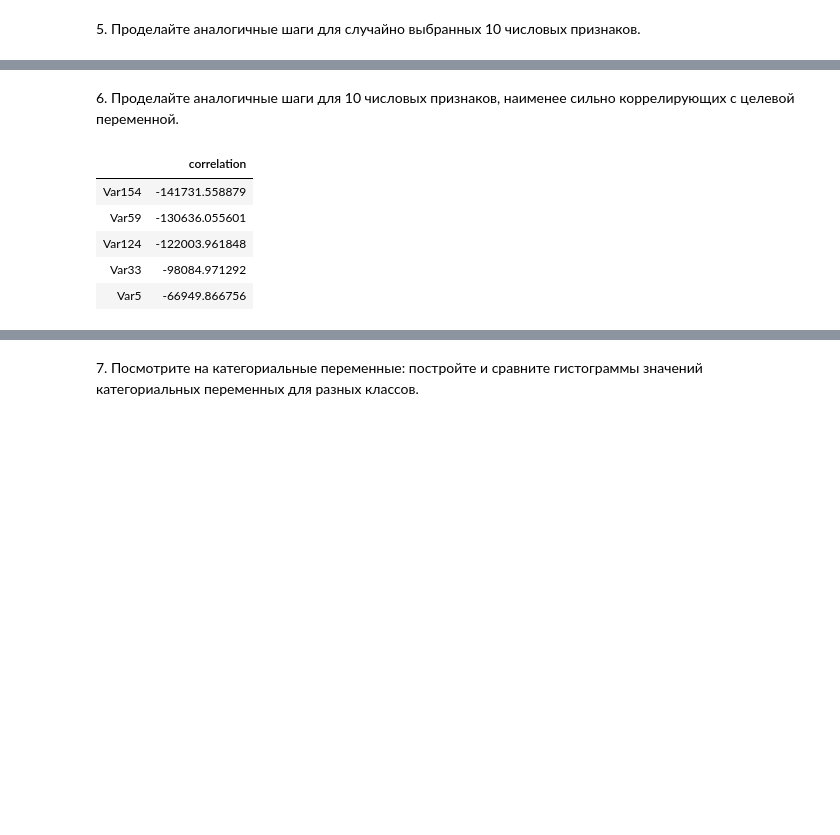
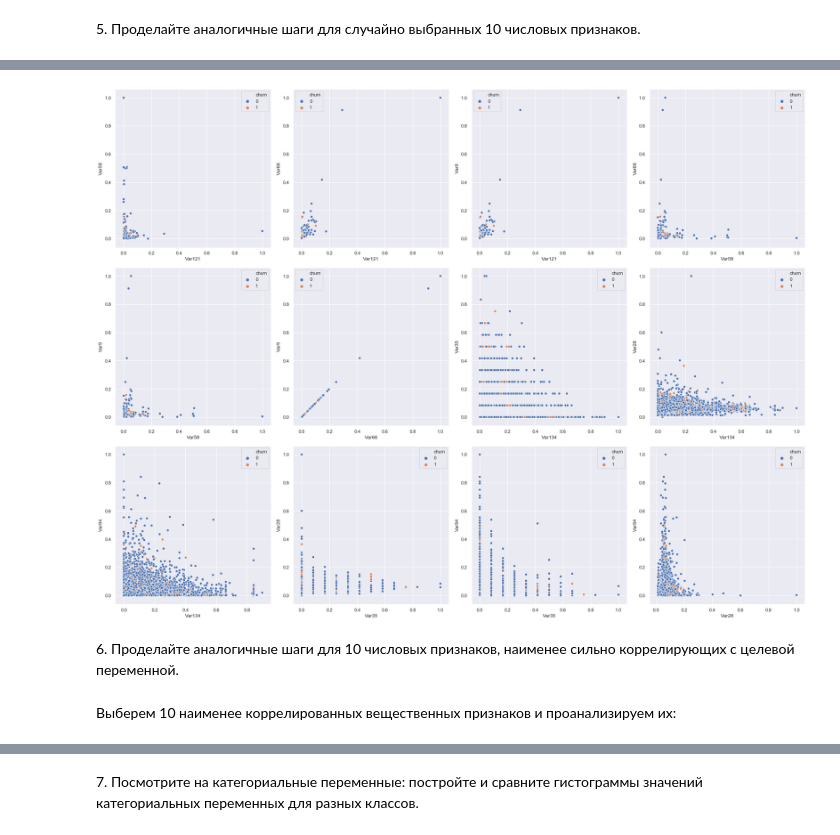
Before and after one commit to metelkinp/coursera-ml-churn-prediction, a Jupyter notebook: week_1.ipynb, the cells around one changed output, grey strips where cells are left out. Drawn from its saved outputs; the diff is of its cells as text; code cells hidden in the pictures; blank space fills up the shorter version.

```diff
--- a/week_1.ipynb
+++ b/week_1.ipynb
@@ -212,11 +246,9 @@ sns.scatterplot(x='Var113', y='Var153', data=tmp, hue='churn')
+# %%
+# Вывод попарных сравнений признаков
+plot_pairs(norm_sample_10, 4)
+# %% [output]
+[figure, added]
 # %% [markdown]
 6\. Проделайте аналогичные шаги для 10 числовых признаков, наименее сильно коррелирующих с целевой переменной.
-# %%
-num_corrs.sort_values(by='correlation', ascending=True).head()
-# %% [output]
-|  | correlation |
-| Var154 | -141731.558879 |
-| Var59 | -130636.055601 |
-| Var124 | -122003.961848 |
-| Var33 | -98084.971292 |
-| Var5 | -66949.866756 |
+# %% [markdown]
+Выберем 10 наименее коррелированных вещественных признаков и проанализируем их:
```
Also changed, not shown: parts of 34 cells of this notebook.
